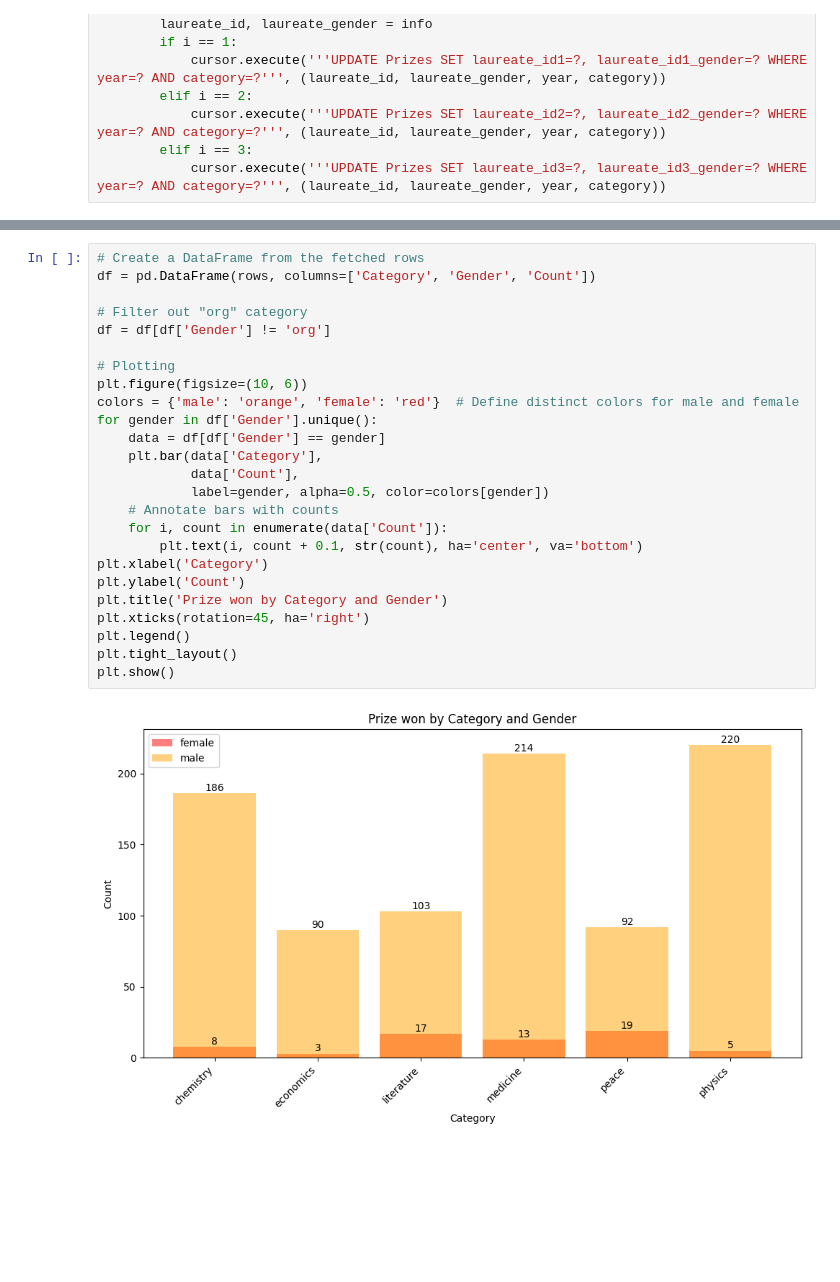
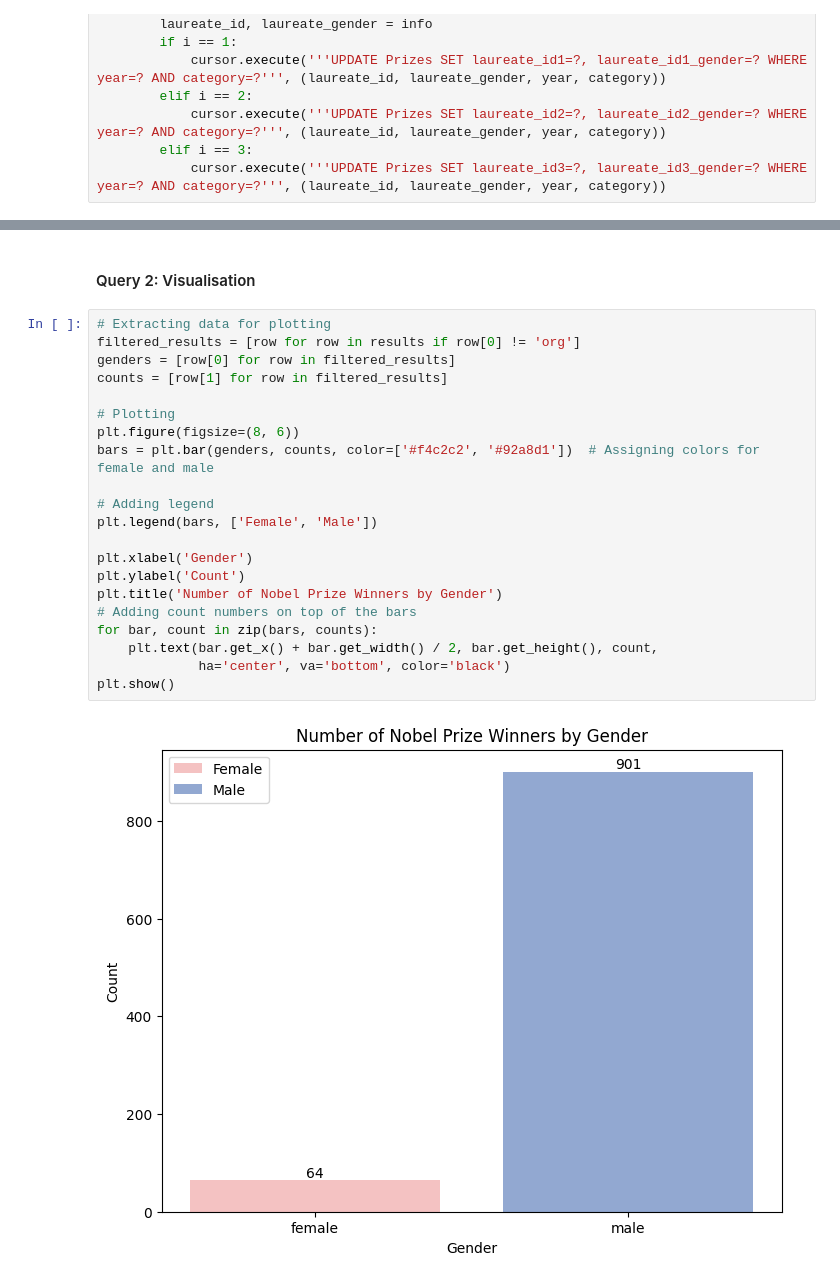
Before and after one commit to anbunambi3108/EMSE6586-FinalProject, a Jupyter notebook: Final Project - SQLite.ipynb, the cells around one changed output, grey strips where cells are left out. Drawn from its saved outputs; the diff is of its cells as text; blank space fills up the shorter version.

```diff
--- a/Final Project - SQLite.ipynb
+++ b/Final Project - SQLite.ipynb
@@ -514,27 +667,25 @@ physics male            220
+# %% [markdown]
+#### Query 2: Visualisation
 # %%
-# Create a DataFrame from the fetched rows
-df = pd.DataFrame(rows, columns=['Category', 'Gender', 'Count'])
-
-# Filter out "org" category
-df = df[df['Gender'] != 'org']
+# Extracting data for plotting
+filtered_results = [row for row in results if row[0] != 'org']
+genders = [row[0] for row in filtered_results]
+counts = [row[1] for row in filtered_results]
 
 # Plotting
-plt.figure(figsize=(10, 6))
-colors = {'male': 'orange', 'female': 'red'}  # Define distinct colors for male and female
-for gender in df['Gender'].unique():
-    data = df[df['Gender'] == gender]
-    plt.bar(data['Category'],
-            data['Count'],
-            label=gender, alpha=0.5, color=colors[gender])
-    # Annotate bars with counts
-    for i, count in enumerate(data['Count']):
-        plt.text(i, count + 0.1, str(count), ha='center', va='bottom')
-plt.xlabel('Category')
+plt.figure(figsize=(8, 6))
+bars = plt.bar(genders, counts, color=['#f4c2c2', '#92a8d1'])  # Assigning colors for female and male
+
+# Adding legend
+plt.legend(bars, ['Female', 'Male'])
+
+plt.xlabel('Gender')
 plt.ylabel('Count')
-plt.title('Prize won by Category and Gender')
-plt.xticks(rotation=45, ha='right')
-plt.legend()
-plt.tight_layout()
+plt.title('Number of Nobel Prize Winners by Gender')
+# Adding count numbers on top of the bars
+for bar, count in zip(bars, counts):
+    plt.text(bar.get_x() + bar.get_width() / 2, bar.get_height(), count,
+             ha='center', va='bottom', color='black')
 plt.show()
 # %% [output]
-[figure, old version]
+[figure, new version]
```
Also changed, not shown: parts of 85 cells of this notebook, 1 other file.
